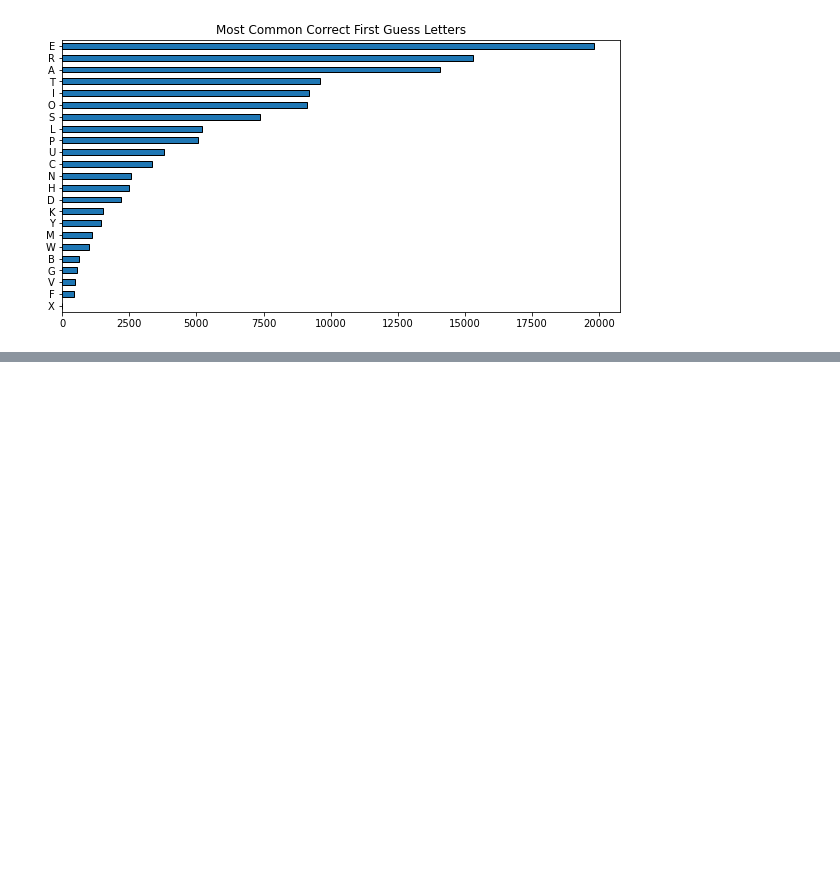
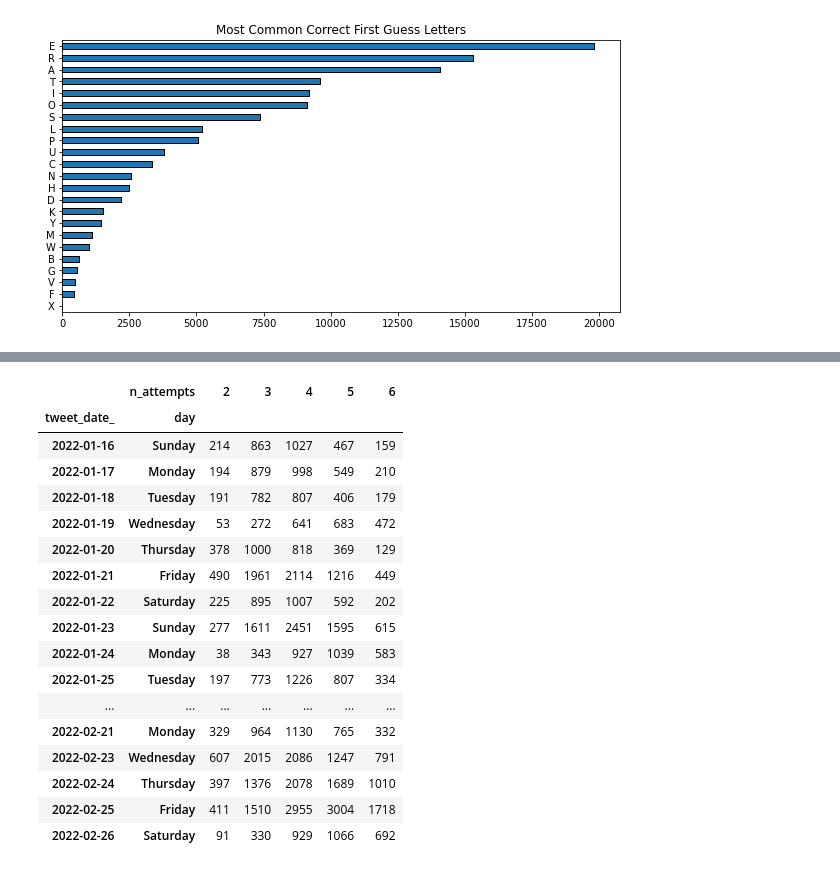
Before and after one commit to AmosRM/streamlitapp, a Jupyter notebook: WordleTweet/WordleTweetsEDA.ipynb, the cells around one changed output, grey strips where cells are left out. Saved outputs shown, nothing was run; the diff lists cells and outputs as text; code cells hidden in the pictures; blank space fills up the shorter version.

```diff
--- a/WordleTweet/WordleTweetsEDA.ipynb
+++ b/WordleTweet/WordleTweetsEDA.ipynb
@@ -150,0 +187,26 @@ answer
+# %%
+tweets1['day'] = tweets1['tweet_datetime'].dt.day_name()
+tweets1['tweet_date_'] = tweets1['tweet_datetime'].dt.date
+
+tweets1.groupby(['tweet_date_','day'])['n_attempts'].value_counts() \
+    .unstack() \
+    .style.background_gradient()
+# %% [output]
+|  | n_attempts | 2 | 3 | 4 | 5 | 6 |
+| tweet_date_ | day |  |  |  |  |  |
+| 2022-01-16 | Sunday | 214 | 863 | 1027 | 467 | 159 |
+| 2022-01-17 | Monday | 194 | 879 | 998 | 549 | 210 |
+| 2022-01-18 | Tuesday | 191 | 782 | 807 | 406 | 179 |
+| 2022-01-19 | Wednesday | 53 | 272 | 641 | 683 | 472 |
+| 2022-01-20 | Thursday | 378 | 1000 | 818 | 369 | 129 |
+| 2022-01-21 | Friday | 490 | 1961 | 2114 | 1216 | 449 |
+| 2022-01-22 | Saturday | 225 | 895 | 1007 | 592 | 202 |
+| 2022-01-23 | Sunday | 277 | 1611 | 2451 | 1595 | 615 |
+| 2022-01-24 | Monday | 38 | 343 | 927 | 1039 | 583 |
+| 2022-01-25 | Tuesday | 197 | 773 | 1226 | 807 | 334 |
+| ... | ... | ... | ... | ... | ... | ... |
+| 2022-02-21 | Monday | 329 | 964 | 1130 | 765 | 332 |
+| 2022-02-23 | Wednesday | 607 | 2015 | 2086 | 1247 | 791 |
+| 2022-02-24 | Thursday | 397 | 1376 | 2078 | 1689 | 1010 |
+| 2022-02-25 | Friday | 411 | 1510 | 2955 | 3004 | 1718 |
+| 2022-02-26 | Saturday | 91 | 330 | 929 | 1066 | 692 |
```
Also changed, not shown: parts of 9 cells of this notebook.
